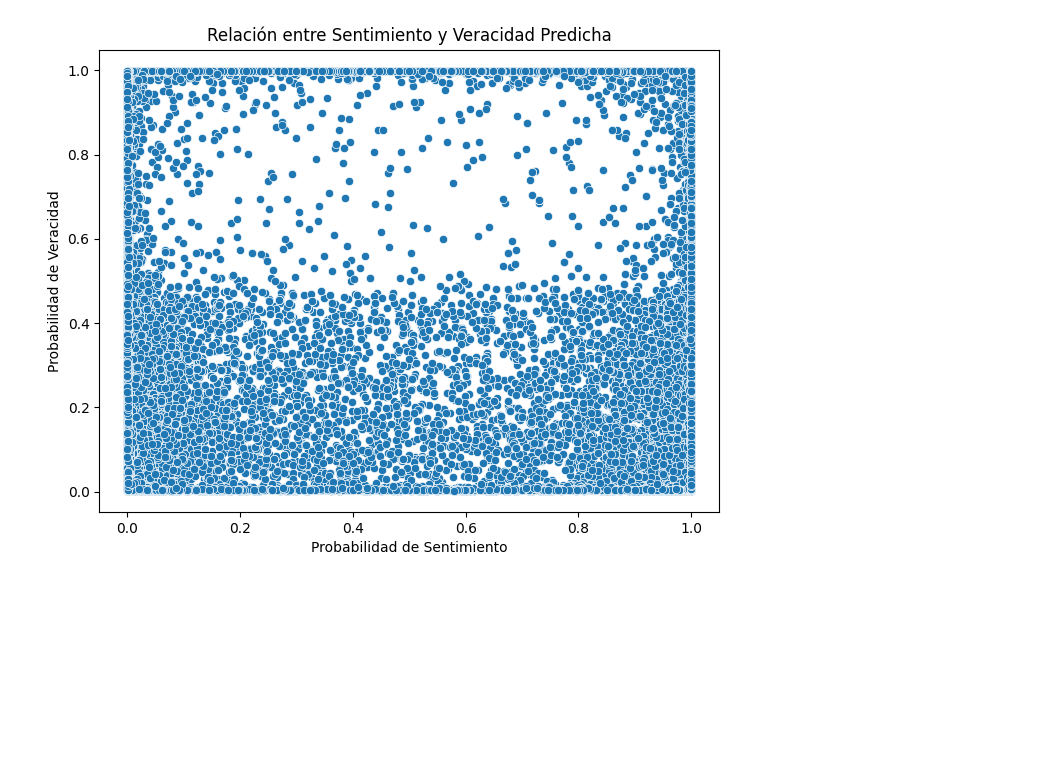
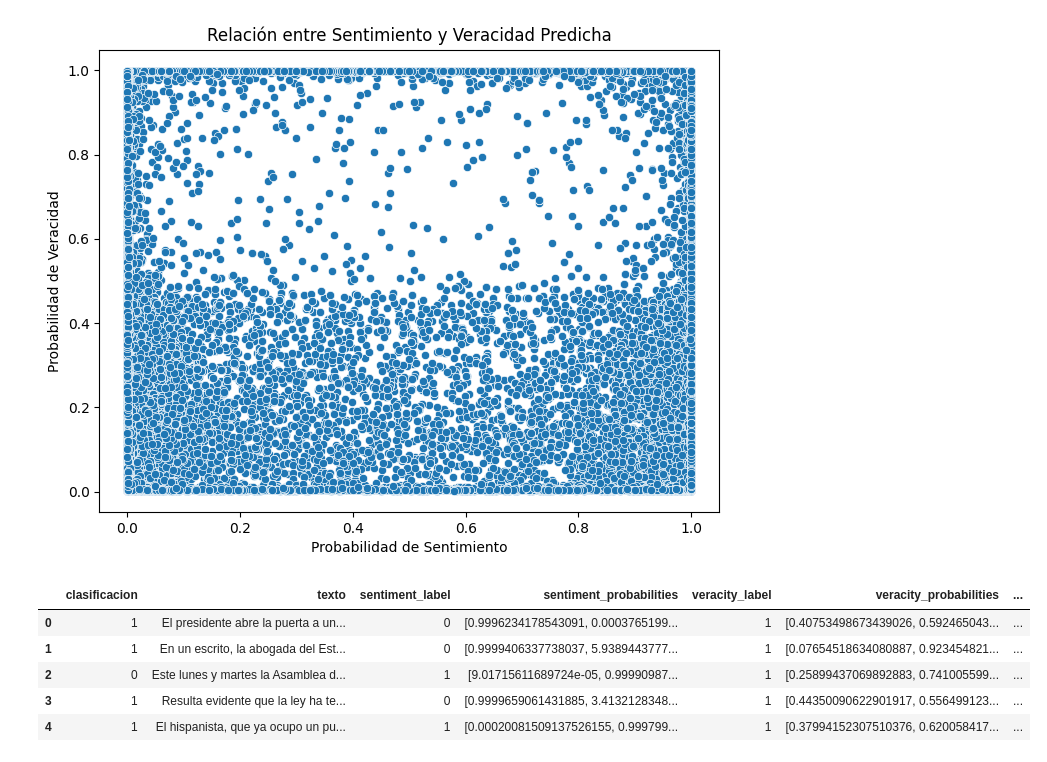
Before and after one commit to Verificado-Profesional/model-evaluation, a Jupyter notebook: relation_analysis.ipynb, the cells around one changed output. Saved outputs shown, nothing was run; the diff lists cells and outputs as text; code cells hidden in the pictures; blank space fills up the shorter version.

```diff
--- a/relation_analysis.ipynb
+++ b/relation_analysis.ipynb
@@ -275,3 +275,12 @@ plt.ylabel('Probabilidad de Veracidad')
 plt.show()
 # %% [output]
 [figure]
+# %%
+df.head()
+# %% [output]
+|  | clasificacion | texto | sentiment_label | sentiment_probabilities | veracity_label | veracity_probabilities | ... |
+| 0 | 1 | El presidente abre la puerta a un... | 0 | [0.9996234178543091, 0.0003765199... | 1 | [0.40753498673439026, 0.592465043... | ... |
+| 1 | 1 | En un escrito, la abogada del Est... | 0 | [0.9999406337738037, 5.9389443777... | 1 | [0.07654518634080887, 0.923454821... | ... |
+| 2 | 0 | Este lunes y martes la Asamblea d... | 1 | [9.01715611689724e-05, 0.99990987... | 1 | [0.25899437069892883, 0.741005599... | ... |
+| 3 | 1 | Resulta evidente que la ley ha te... | 0 | [0.9999659061431885, 3.4132128348... | 1 | [0.44350090622901917, 0.556499123... | ... |
+| 4 | 1 | El hispanista, que ya ocupo un pu... | 1 | [0.00020081509137526155, 0.999799... | 1 | [0.37994152307510376, 0.620058417... | ... |
```
Also changed, not shown: parts of 16 cells of this notebook, 1 other file.
